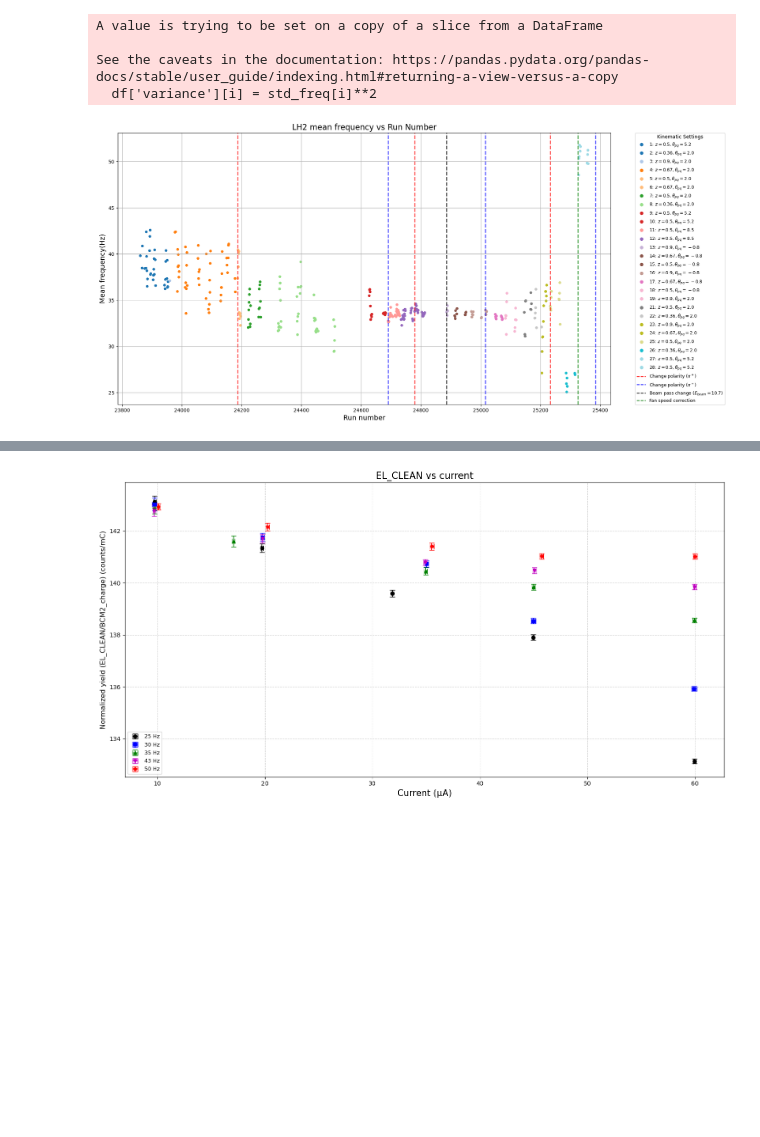
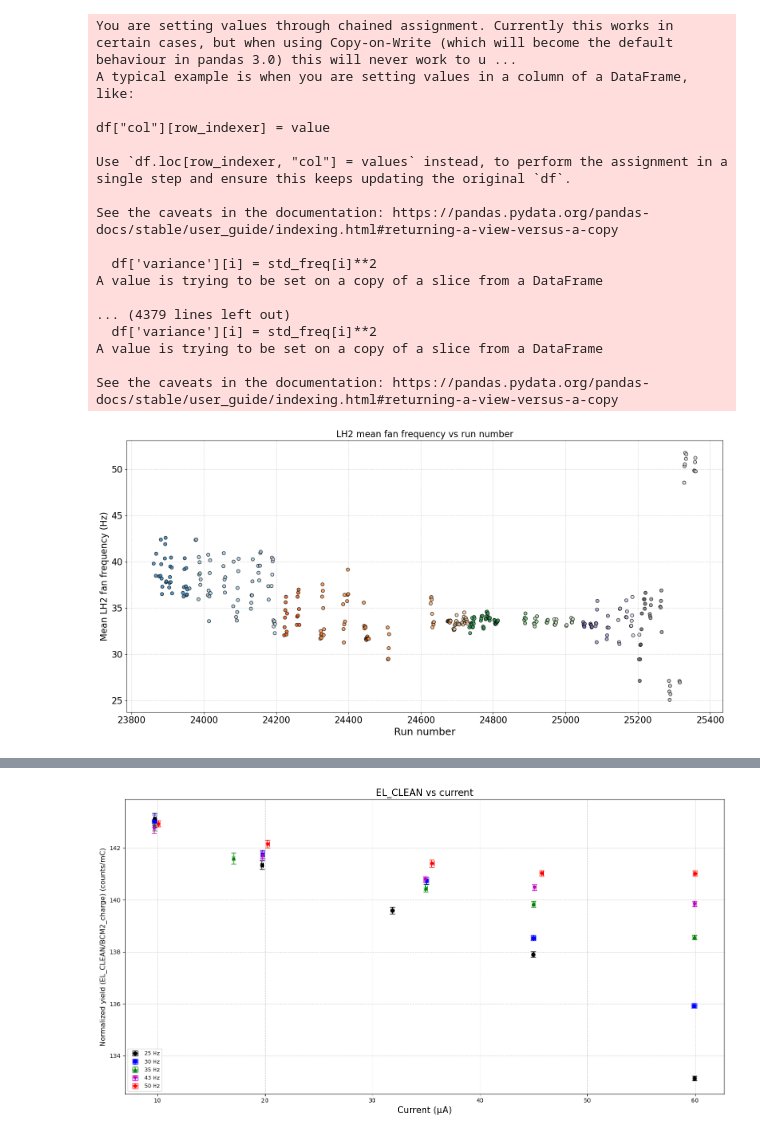
Before and after one commit to jgilguti/r-sidis, a Jupyter notebook: LH2_fan_speed_studies/hcL2_Fan_Freq_R.ipynb, the cells around one changed output, grey strips where cells are left out. Drawn from its saved outputs; the diff is of its cells as text; code cells hidden in the pictures; blank space fills up the shorter version.

```diff
--- a/LH2_fan_speed_studies/hcL2_Fan_Freq_R.ipynb
+++ b/LH2_fan_speed_studies/hcL2_Fan_Freq_R.ipynb
@@ -5,6 +5,9 @@ import matplotlib.pyplot as plt
 from numpy.linalg import lstsq
 from scipy.optimize import curve_fit
 from mpl_toolkits.mplot3d import Axes3D
+
+plt.rcParams['xtick.labelsize'] = 16
+plt.rcParams['ytick.labelsize'] = 16
 
 df = pd.read_csv('hcL2_Fan_Freq_R.csv')
 runs = df['run'].to_numpy()
@@ -97,9 +100,9 @@ for i, (condition, name) in enumerate(zip(settings, setting_names), start=1):
 
 
 
-plt.figure(figsize=(18, 9))
+plt.figure(figsize=(16, 8))
 
-scatter = plt.scatter(runs, mean_freq, c=df["setting_id"].astype(float), cmap="tab20", s=20)
+scatter = plt.scatter(runs, mean_freq, c=df["setting_id"].astype(float), cmap="tab20c", s=35, edgecolors='k', alpha=0.8)
 
 # Add colorbar with labels
 # cbar = plt.colorbar(scatter)
@@ -110,51 +113,64 @@ line_labels = [r"Change polarity $(\pi^+)$", r"Change polarity $(\pi^-)$", r"Bea
 line_colors = ["r", "b", "k", "g"]
 line_cols = ["r", "b", "r", "k", "b", "r", "g","b"]
 
-plt.xlabel("Run number", fontsize=14)
-plt.ylabel("Mean frequency(Hz)", fontsize=14)
-plt.title("LH2 mean frequency vs Run Number", fontsize=16)
+plt.xlabel("Run number", fontsize=18)
+plt.ylabel("Mean LH2 fan frequency (Hz)", fontsize=16)
+plt.title("LH2 mean fan frequency vs run number", fontsize=16)
 
 # --- Legend ---
 legend_df = (
     df.dropna(subset=["setting_id"])
       .drop_duplicates("setting_id")[["setting_id","setting_label"]]
       .sort_values("setting_id")
 )
 
 
-cmap = plt.cm.get_cmap("tab20", len(legend_df))
-colors = [cmap(j) for j in range(len(legend_df))]
+# cmap = plt.cm.get_cmap("tab20", len(legend_df))
+# colors = [cmap(j) for j in range(len(legend_df))]
 
-handles = [
-    plt.Line2D([0], [0], marker="o", color="w",
-               markerfacecolor=colors[j], markersize=8,
-               label=f"{int(row.setting_id)}: {row.setting_label}")
-    for j, row in enumerate(legend_df.itertuples(index=False))
-]
+# handles = [
+#     plt.Line2D([0], [0], marker="o", color="w",
+#                markerfacecolor=colors[j], markersize=8,
+#                label=f"{int(row.setting_id)}: {row.setting_label}")
+#     for j, row in enumerate(legend_df.itertuples(index=False))
+# ]
 
-line_handles = [plt.Line2D([0],[0], color=col, linestyle="--", label=lbl)
-                for lbl, col in zip(line_labels, line_colors)]
+# line_handles = [plt.Line2D([0],[0], color=col, linestyle="--", label=lbl)
+#                 for lbl, col in zip(line_labels, line_colors)]
 
-for x, col in zip(vertical_lines,line_cols):
-    plt.axvline(x=x, color=col, linestyle="--", linewidth=2, alpha=0.7)
+# for x, col in zip(vertical_lines,line_cols):
+#     plt.axvline(x=x, color=col, linestyle="--", linewidth=2, alpha=0.7)
 
-plt.legend(handles=handles+line_handles, title="Kinematic Settings",
-           bbox_to_anchor=(1.05, 1), loc="upper left", borderaxespad=0., fontsize=9)
+# plt.legend(handles=handles+line_handles, title="Kinematic Settings",
+#            bbox_to_anchor=(1.05, 1), loc="upper left", borderaxespad=0., fontsize=9)
 
-plt.grid()
+plt.grid(True, linestyle='--', alpha=0.5)
 plt.tight_layout()
 plt.show()
 
 # plt.hexbin(runs, mean_freq, gridsize=50, cmap='viridis')
 # plt.errorbar(runs, norm_mean, yerr=std_freq, fmt='o', color='k', label='Mean Fan Frequency')
 # plt.errorbar(runs, mean_freq, yerr=std_freq, fmt='o', color='k', label='Mean Fan Frequency')
 # plt.scatter(runs, mean_freq, color='k', label='Mean Fan Frequency')
 # plt.xscale('log')
 # plt.yscale('logit')
 # %% [output]
+You are setting values through chained assignment. Currently this works in certain cases, but when using Copy-on-Write (which will become the default behaviour in pandas 3.0) this will never work to u ...
+A typical example is when you are setting values in a column of a DataFrame, like:
+
+df["col"][row_indexer] = value
+
+Use `df.loc[row_indexer, "col"] = values` instead, to perform the assignment in a single step and ensure this keeps updating the original `df`.
+
+See the caveats in the documentation: https://pandas.pydata.org/pandas-docs/stable/user_guide/indexing.html#returning-a-view-versus-a-copy
+
+  df['variance'][i] = std_freq[i]**2
+A value is trying to be set on a copy of a slice from a DataFrame
+
+... (4379 lines left out)
+  df['variance'][i] = std_freq[i]**2
 A value is trying to be set on a copy of a slice from a DataFrame
 
 See the caveats in the documentation: https://pandas.pydata.org/pandas-docs/stable/user_guide/indexing.html#returning-a-view-versus-a-copy
-  df['variance'][i] = std_freq[i]**2
-[figure, old version]
+[figure, new version]
 # %%
```
Also changed, not shown: parts of 2 cells of this notebook, 23 other files.
